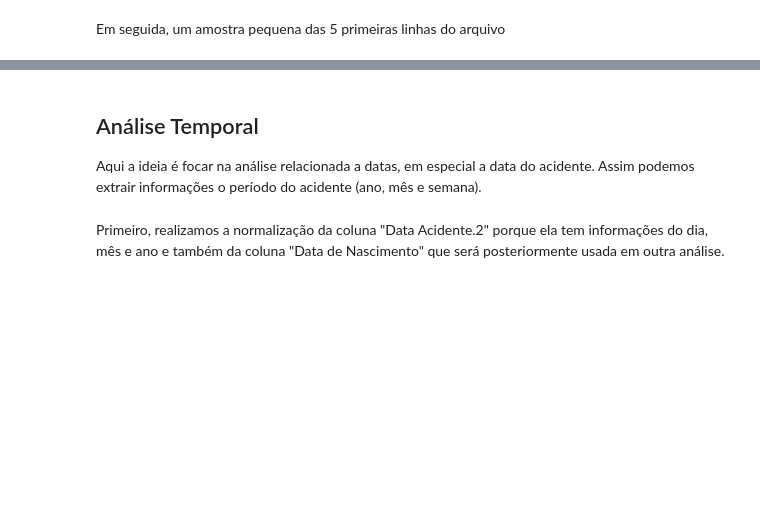
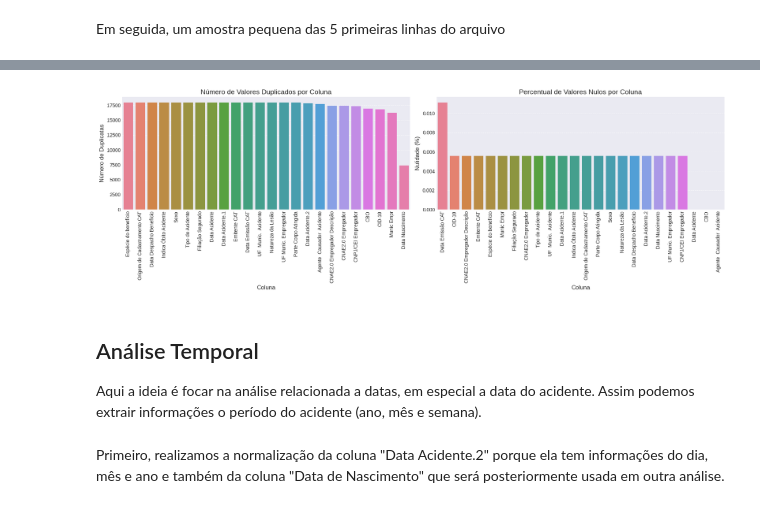
Before and after one commit to ViictorHugoo/cat-analytics, a Jupyter notebook: Data layer/raw/analytics.ipynb, the cells around one changed output, grey strips where cells are left out. Drawn from its saved outputs; the diff is of its cells as text; code cells hidden in the pictures; blank space fills up the shorter version.

Commit message:
add: gráficos de duplicidade e colunas nulas

```diff
--- a/Data layer/raw/analytics.ipynb
+++ b/Data layer/raw/analytics.ipynb
@@ -95,3 +104,28 @@ df.head(5)
+# %%
+duplication_by_column = df.apply(lambda x: x.duplicated().sum())
+
+nullity_by_column = (df.isnull().sum() / len(df)) * 100
+
+fig, axes = plt.subplots(1, 2, figsize=(18, 6))
+
+sns.barplot(x=duplication_by_column.sort_values(ascending=False).index, y=duplication_by_column.sort_values(ascending=False).values, ax=axes[0], palette='husl')
+axes[0].set_title('Número de Valores Duplicados por Coluna', fontsize=14)
+axes[0].set_ylabel('Número de Duplicatas', fontsize=12)
+axes[0].set_xlabel('Coluna', fontsize=12)
+axes[0].tick_params(axis='x', rotation=90)
+axes[0].grid(axis='y', linestyle='--', alpha=0.7)
+
+sns.barplot(x=nullity_by_column.sort_values(ascending=False).index, y=nullity_by_column.sort_values(ascending=False).values, ax=axes[1], palette='husl')
+axes[1].set_title('Percentual de Valores Nulos por Coluna', fontsize=14)
+axes[1].set_ylabel('Nulidade (%)', fontsize=12)
+axes[1].set_xlabel('Coluna', fontsize=12)
+axes[1].tick_params(axis='x', rotation=90)
+axes[1].grid(axis='y', linestyle='--', alpha=0.7)
+
+plt.tight_layout()
+plt.show()
+# %% [output]
+[figure, added]
 # %% [markdown]
 ## Análise Temporal
 Aqui a ideia é focar na análise relacionada a datas, em especial a data do acidente. Assim podemos extrair informações o período do acidente (ano, mês e semana).
```
Also changed, not shown: parts of 5 cells of this notebook.
